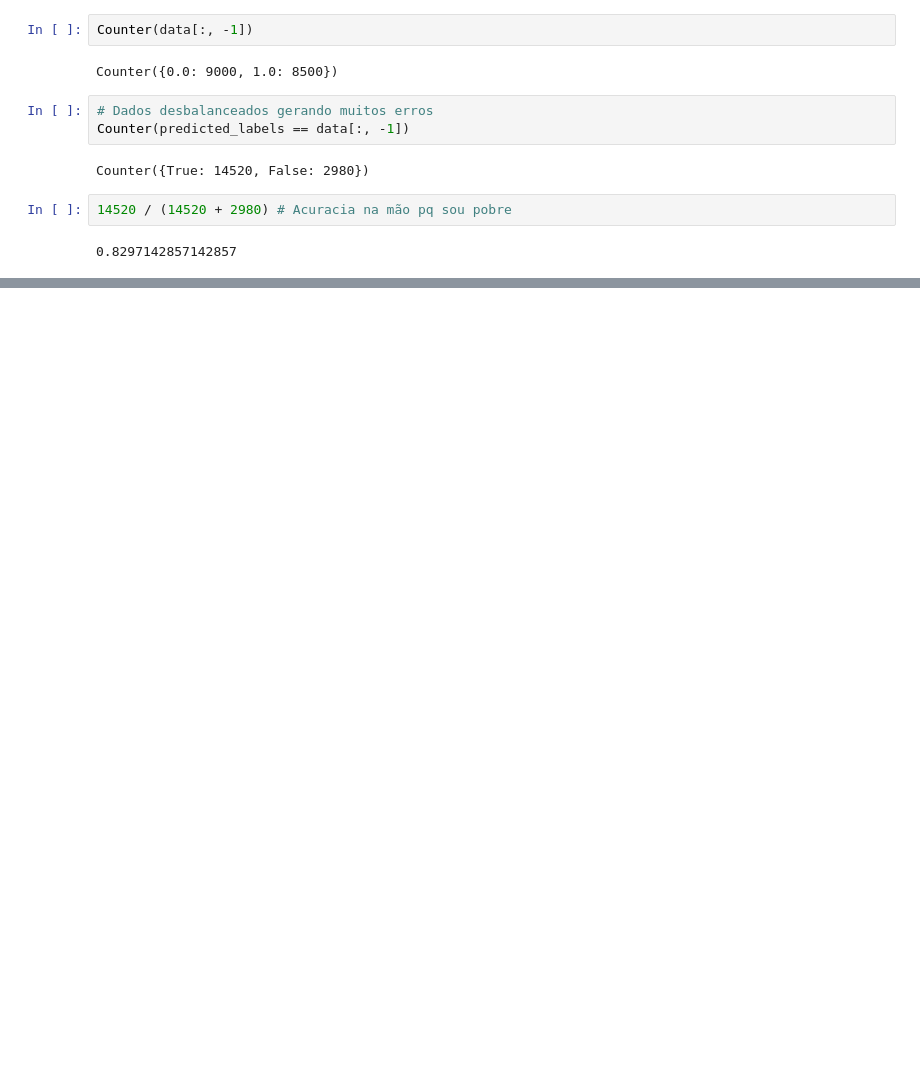
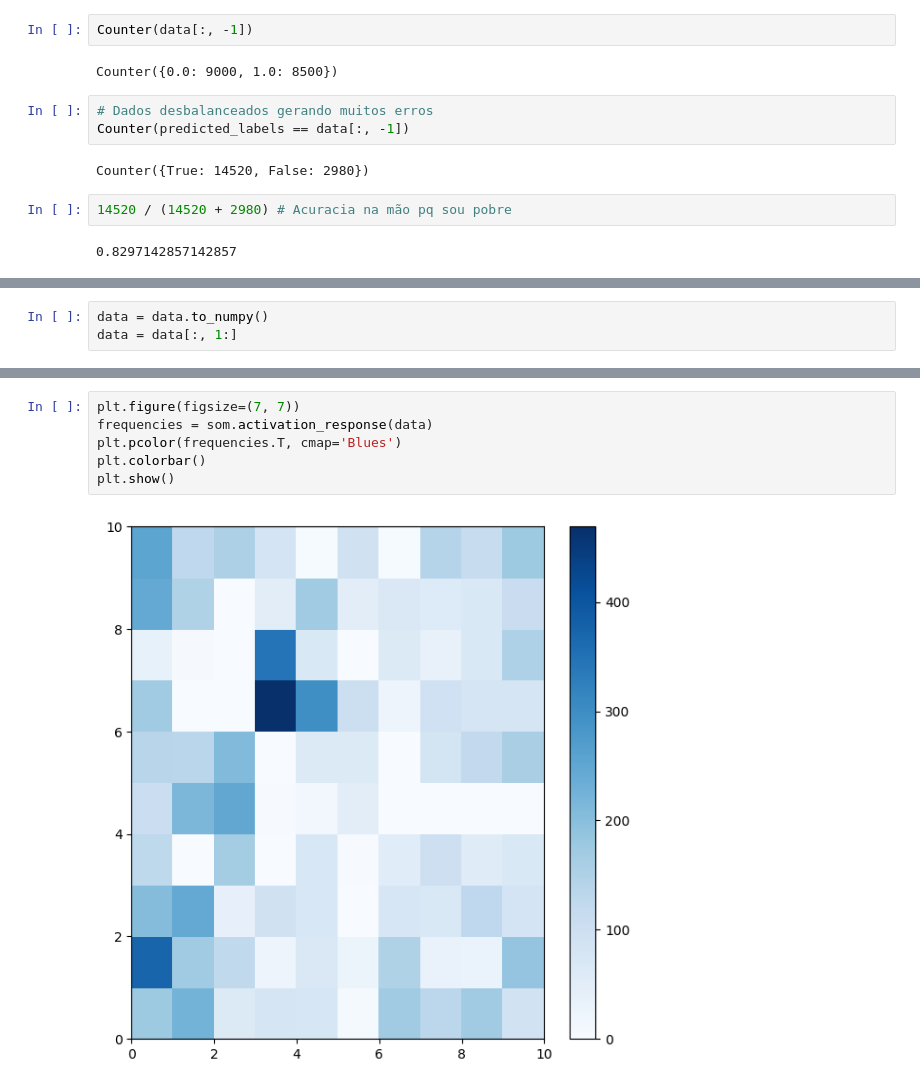
Before and after one commit to Jaquedonin/SOM, a Jupyter notebook: SOM.ipynb, the cells around one changed output, grey strips where cells are left out. Saved outputs shown, nothing was run; the diff lists cells and outputs as text; blank space fills up the shorter version.

```diff
--- a/SOM.ipynb
+++ b/SOM.ipynb
@@ -166,0 +197,3 @@ Counter({True: 14520, False: 2980})
+# %%
+data = data.to_numpy()
+data = data[:, 1:]
@@ -166,0 +262,8 @@ Counter({True: 14520, False: 2980})
+# %%
+plt.figure(figsize=(7, 7))
+frequencies = som.activation_response(data)
+plt.pcolor(frequencies.T, cmap='Blues')
+plt.colorbar()
+plt.show()
+# %% [output]
+[figure, added]
```
Also changed, not shown: parts of 14 cells of this notebook, 1 other file.
